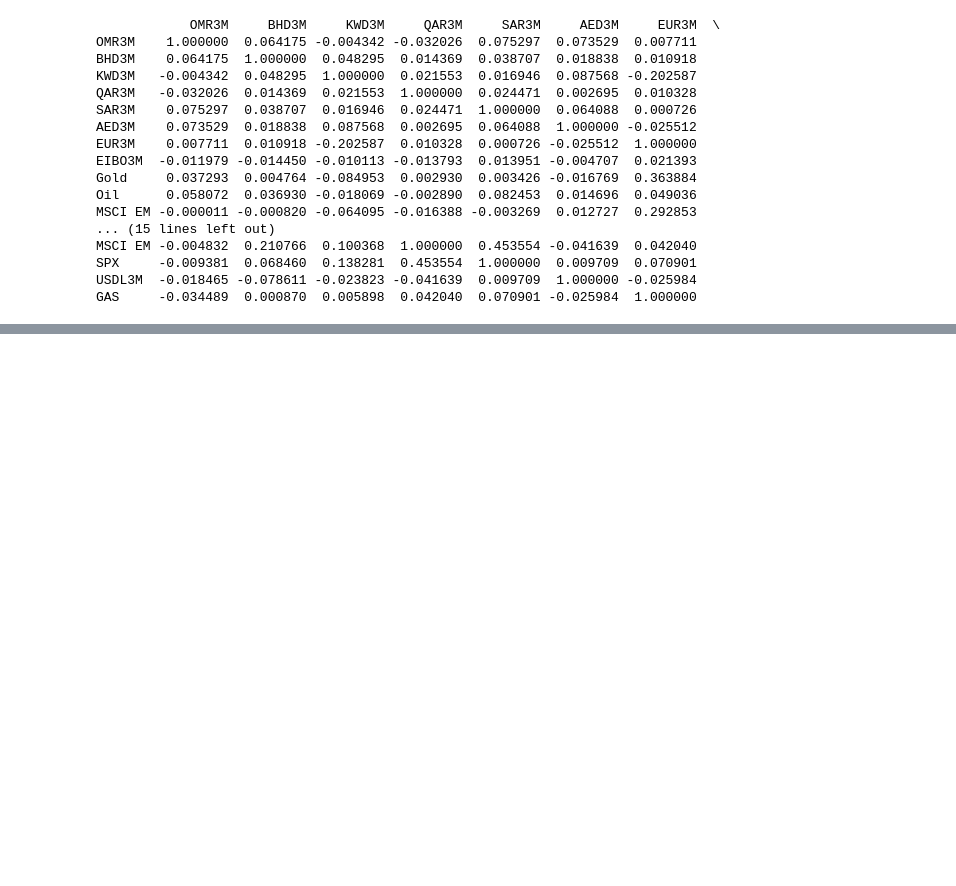
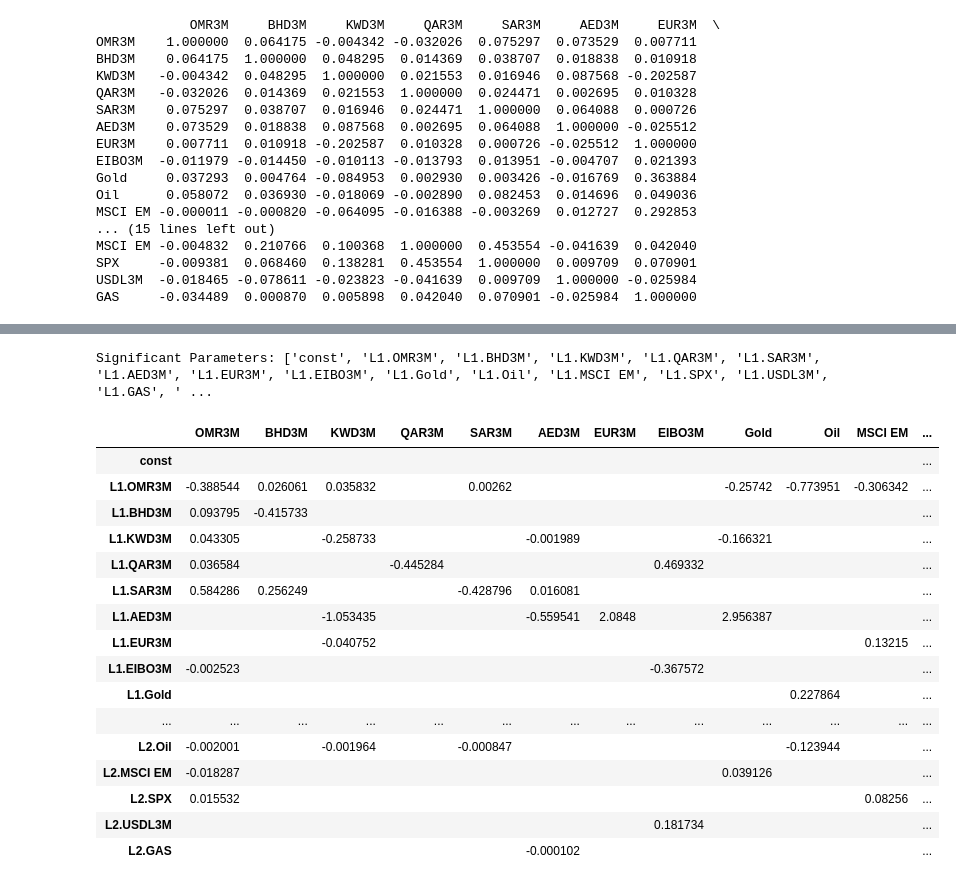
Before and after one commit to WellFan/Latex_folder, a Jupyter notebook: time_series/var.ipynb, the cells around one changed output, grey strips where cells are left out. Saved outputs shown, nothing was run; the diff lists cells and outputs as text; code cells hidden in the pictures; blank space fills up the shorter version.

```diff
--- a/time_series/var.ipynb
+++ b/time_series/var.ipynb
@@ -114,0 +105,9 @@ with open('cor.tex', 'w') as f:
+# %%
+from statsmodels.tsa.api import VAR
+
+# Select the columns for the VAR model
+var_cols = ['OMR3M', 'BHD3M', 'KWD3M', 'QAR3M', 'SAR3M', 'AED3M', 'EUR3M', 'EIBO3M', 'Gold', 'Oil', 'MSCI EM', 'SPX', 'USDL3M', 'GAS']
+var_data = df[var_cols]
+
+# Create the VAR model
+model = VAR(var_data)
@@ -114,0 +122,6 @@ with open('cor.tex', 'w') as f:
+# %%
+# Fit the VAR model
+results = model.fit(2)
+
+# Print the summary of the VAR model
+print(results.summary())
@@ -114,0 +169,39 @@ with open('cor.tex', 'w') as f:
+# %%
+# Get the p-values for each coefficient
+p_values = results.pvalues
+
+# Filter the significant parameters based on a significance level (e.g., 0.05)
+significant_params = p_values[p_values < 0.05]
+
+# List the significant parameters
+significant_params_list = significant_params.index.tolist()
+print("Significant Parameters:", significant_params_list)
+# %% [output]
+Significant Parameters: ['const', 'L1.OMR3M', 'L1.BHD3M', 'L1.KWD3M', 'L1.QAR3M', 'L1.SAR3M', 'L1.AED3M', 'L1.EUR3M', 'L1.EIBO3M', 'L1.Gold', 'L1.Oil', 'L1.MSCI EM', 'L1.SPX', 'L1.USDL3M', 'L1.GAS', ' ...
+# %%
+# Filter the parameters based on significance level
+significance_level = 0.05
+significant_parameters = results.params[results.pvalues < significance_level]
+
+# Print the significant parameters
+significant_parameters.dropna(how='all', inplace=True)
+significant_parameters = significant_parameters.fillna('')
+significant_parameters
+# %% [output]
+|  | OMR3M | BHD3M | KWD3M | QAR3M | SAR3M | AED3M | EUR3M | EIBO3M | Gold | Oil | MSCI EM | ... |
+| const |  |  |  |  |  |  |  |  |  |  |  | ... |
+| L1.OMR3M | -0.388544 | 0.026061 | 0.035832 |  | 0.00262 |  |  |  | -0.25742 | -0.773951 | -0.306342 | ... |
+| L1.BHD3M | 0.093795 | -0.415733 |  |  |  |  |  |  |  |  |  | ... |
+| L1.KWD3M | 0.043305 |  | -0.258733 |  |  | -0.001989 |  |  | -0.166321 |  |  | ... |
+| L1.QAR3M | 0.036584 |  |  | -0.445284 |  |  |  | 0.469332 |  |  |  | ... |
+| L1.SAR3M | 0.584286 | 0.256249 |  |  | -0.428796 | 0.016081 |  |  |  |  |  | ... |
+| L1.AED3M |  |  | -1.053435 |  |  | -0.559541 | 2.0848 |  | 2.956387 |  |  | ... |
+| L1.EUR3M |  |  | -0.040752 |  |  |  |  |  |  |  | 0.13215 | ... |
+| L1.EIBO3M | -0.002523 |  |  |  |  |  |  | -0.367572 |  |  |  | ... |
+| L1.Gold |  |  |  |  |  |  |  |  |  | 0.227864 |  | ... |
+| ... | ... | ... | ... | ... | ... | ... | ... | ... | ... | ... | ... | ... |
+| L2.Oil | -0.002001 |  | -0.001964 |  | -0.000847 |  |  |  |  | -0.123944 |  | ... |
+| L2.MSCI EM | -0.018287 |  |  |  |  |  |  |  | 0.039126 |  |  | ... |
+| L2.SPX | 0.015532 |  |  |  |  |  |  |  |  |  | 0.08256 | ... |
+| L2.USDL3M |  |  |  |  |  |  |  | 0.181734 |  |  |  | ... |
+| L2.GAS |  |  |  |  |  | -0.000102 |  |  |  |  |  | ... |
```
Also changed, not shown: parts of 6 cells of this notebook, 10 other files.
